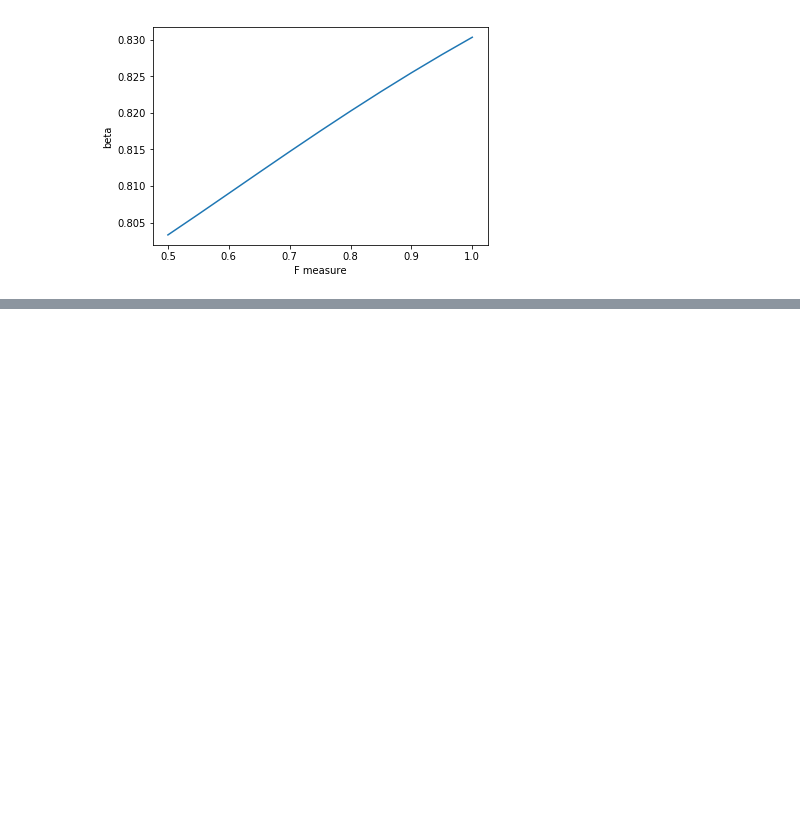
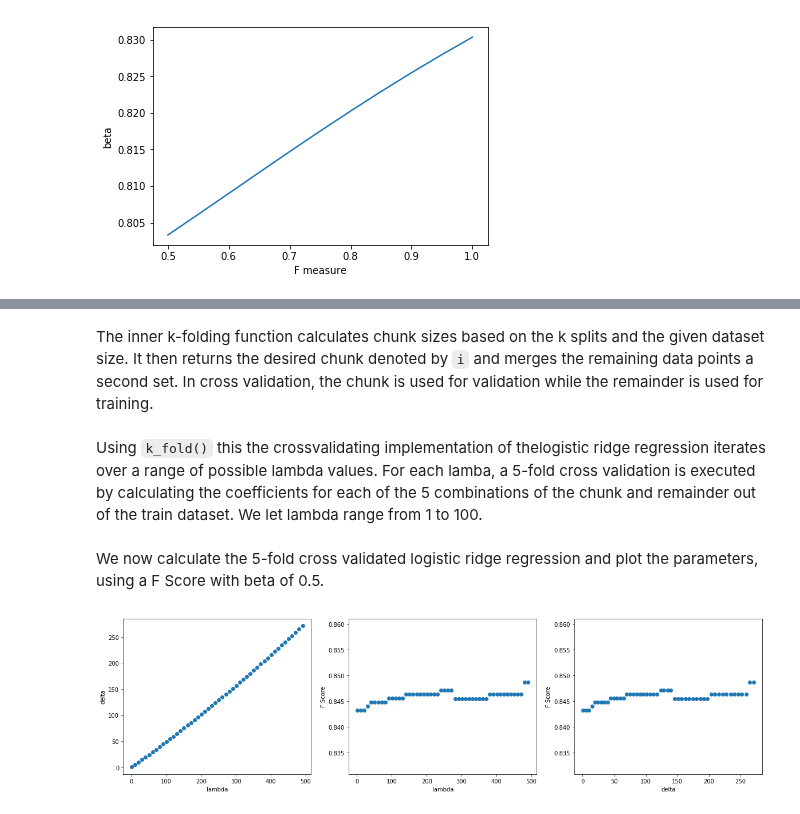
Before and after one commit to 0xLeon/MachLearn-Exercises, a Jupyter notebook: Exercise4/ex4.ipynb, the cells around one changed output, grey strips where cells are left out. Cells and saved outputs as stored; diff of their text form; code cells hidden in the pictures; blank space fills up the shorter version.

Commit message:
Added logistic ridge regression

```diff
--- a/Exercise4/ex4.ipynb
+++ b/Exercise4/ex4.ipynb
@@ -126,0 +154,3 @@ plt.show()
+# %%
+coefRidge = train_ridge_logit(X_train, Y_train, 5)
+np.transpose(coefRidge[0])
@@ -126,0 +172,17 @@ plt.show()
+# %%
+def k_fold(X_train, i, k):
+    if i >= k:
+        raise ValueError('invalid value for i')
+
+    chunk = int(X_train.shape[0] / k)
+    remain = X_train.shape[0] % k
+
+    start = int(chunk * i)
+    stop = int(start + chunk)
+
+    if (i + 1) == k:
+        stop = int(stop + remain)
+
+    return (X_train[start:stop], np.append(X_train[0:start], X_train[stop:], axis=0))
+# %% [markdown]
+The inner k-folding function calculates chunk sizes based on the k splits and the given dataset size. It then returns the desired chunk denoted by `i` and merges the remaining data points a second set. In cross validation, the chunk is used for validation while the remainder is used for training.
@@ -126,0 +213,36 @@ plt.show()
+# %% [markdown]
+Using `k_fold()` this the crossvalidating implementation of thelogistic ridge regression iterates over a range of possible lambda values. For each lamba, a 5-fold cross validation is executed by calculating the coefficients for each of the 5 combinations of the chunk and remainder out of the train dataset. We let lambda range from 1 to 100.
+# %%
+out = cross_ridge_logit(X_train, Y_train, X_test, Y_test)
+# %% [markdown]
+We now calculate the 5-fold cross validated logistic ridge regression and plot the parameters, using a F Score with beta of 0.5.
+# %%
+plt.figure(1, figsize=(20, 5))
+
+plt.subplot2grid((1, 3), (0, 0))
+plt.scatter(
+    np.array(out[1]).T[0],
+    np.array(out[1]).T[1],
+)
+plt.xlabel('lambda')
+plt.ylabel('delta')
+
+plt.subplot2grid((1, 3), (0, 1))
+plt.scatter(
+    np.array(out[2]).T[0],
+    np.array(out[2]).T[1],
+)
+plt.xlabel('lambda')
+plt.ylabel('F Score')
+
+plt.subplot2grid((1, 3), (0, 2))
+plt.scatter(
+    np.array(out[1]).T[1],
+    np.array(out[2]).T[1],
+)
+plt.xlabel('delta')
+plt.ylabel('F Score')
+
+plt.show()
+# %% [output]
+[figure, added]
```
Also changed, not shown: parts of 6 cells of this notebook.
